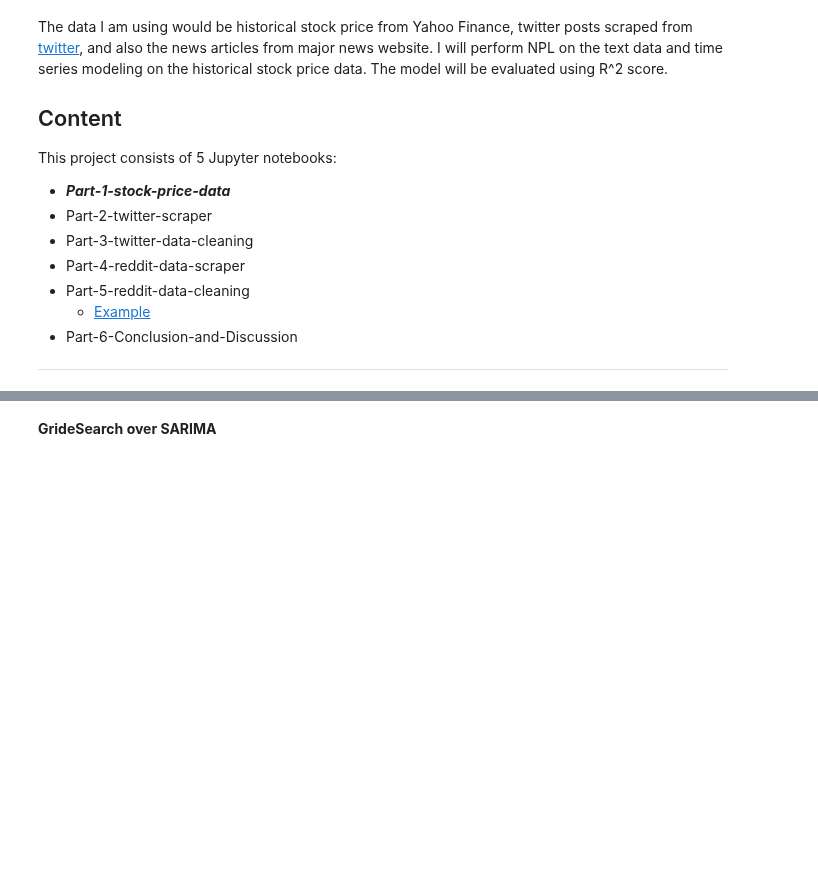
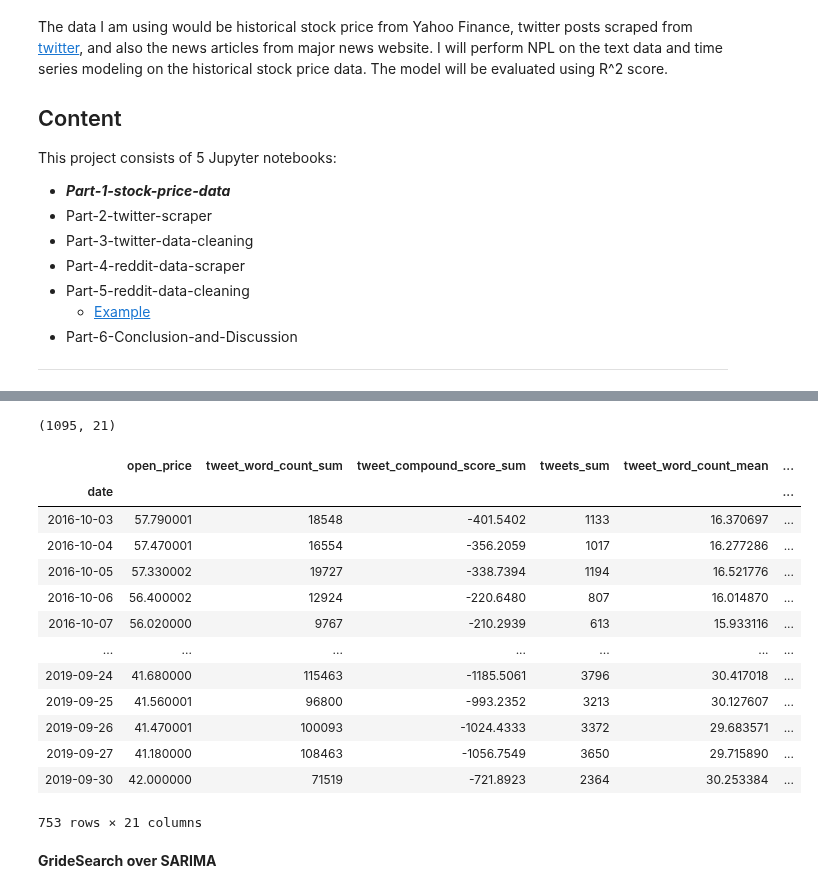
Before and after one commit to F1282231/RGR_Stock_Price_Project, a Jupyter notebook: code/Part-7-modeling.ipynb, the cells around one changed output, grey strips where cells are left out. Saved outputs shown, nothing was run; the diff lists cells and outputs as text; code cells hidden in the pictures; blank space fills up the shorter version.

```diff
--- a/code/Part-7-modeling.ipynb
+++ b/code/Part-7-modeling.ipynb
@@ -249,0 +70,2 @@ mean_squared_error(pd.DataFrame(test), preds)
+# %%
+df_final = df_final.set_index('date')
@@ -249,0 +74,4 @@ mean_squared_error(pd.DataFrame(test), preds)
+# %%
+df_final.shape
+# %% [output]
+(1095, 21)
@@ -250,2 +82,19 @@ mean_squared_error(pd.DataFrame(test), preds)
+# %%
+df_final
+# %% [output]
+|  | open_price | tweet_word_count_sum | tweet_compound_score_sum | tweets_sum | tweet_word_count_mean | ... |
+| date |  |  |  |  |  | ... |
+| 2016-10-03 | 57.790001 | 18548 | -401.5402 | 1133 | 16.370697 | ... |
+| 2016-10-04 | 57.470001 | 16554 | -356.2059 | 1017 | 16.277286 | ... |
+| 2016-10-05 | 57.330002 | 19727 | -338.7394 | 1194 | 16.521776 | ... |
+| 2016-10-06 | 56.400002 | 12924 | -220.6480 | 807 | 16.014870 | ... |
+| 2016-10-07 | 56.020000 | 9767 | -210.2939 | 613 | 15.933116 | ... |
+| ... | ... | ... | ... | ... | ... | ... |
+| 2019-09-24 | 41.680000 | 115463 | -1185.5061 | 3796 | 30.417018 | ... |
+| 2019-09-25 | 41.560001 | 96800 | -993.2352 | 3213 | 30.127607 | ... |
+| 2019-09-26 | 41.470001 | 100093 | -1024.4333 | 3372 | 29.683571 | ... |
+| 2019-09-27 | 41.180000 | 108463 | -1056.7549 | 3650 | 29.715890 | ... |
+| 2019-09-30 | 42.000000 | 71519 | -721.8923 | 2364 | 30.253384 | ... |
+753 rows × 21 columns
 # %% [markdown]
 **GrideSearch over SARIMA**
```
Also changed, not shown: parts of 57 cells of this notebook, 2 other files.
